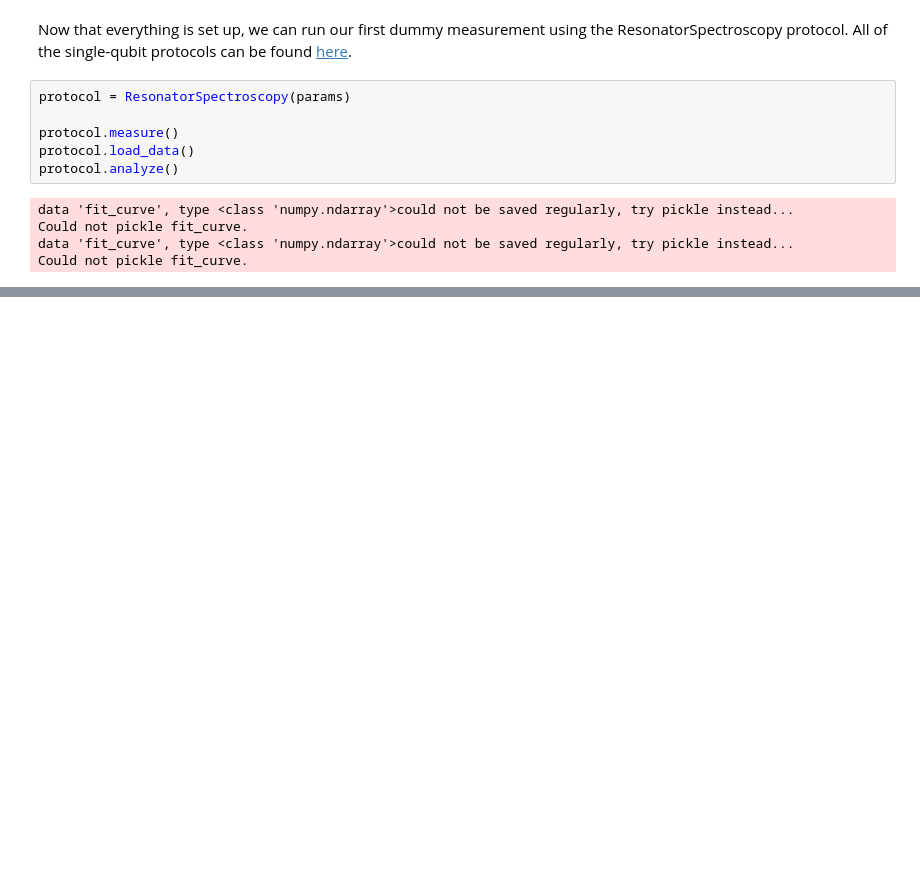
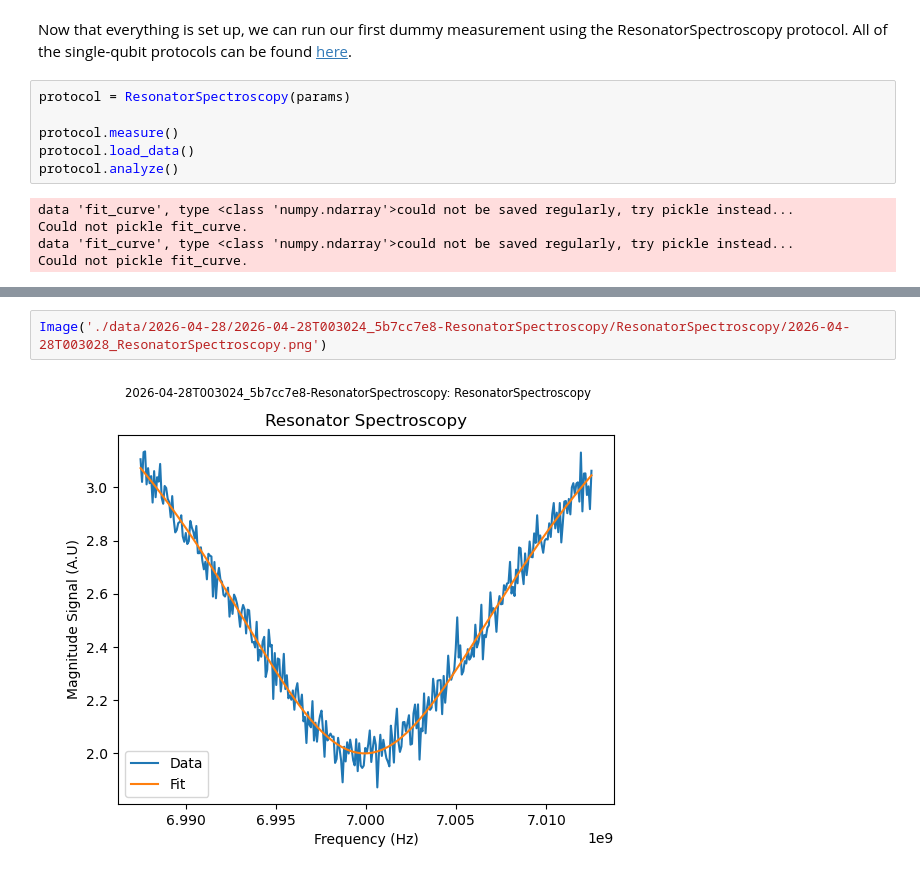
Before and after one commit to toolsforexperiments/toolsforexperiments.github.io, a Jupyter notebook: docs/examples/qubit.ipynb, the cells around one changed output, grey strips where cells are left out. Saved outputs shown, nothing was run; the diff lists cells and outputs as text; blank space fills up the shorter version.

```diff
--- a/docs/examples/qubit.ipynb
+++ b/docs/examples/qubit.ipynb
@@ -95,0 +164,4 @@ Could not pickle fit_curve.
+# %%
+Image('./data/2026-04-28/2026-04-28T003024_5b7cc7e8-ResonatorSpectroscopy/ResonatorSpectroscopy/2026-04-28T003028_ResonatorSpectroscopy.png')
+# %% [output]
+[figure, added]
```
Also changed, not shown: parts of 17 cells of this notebook, 1 other file.
